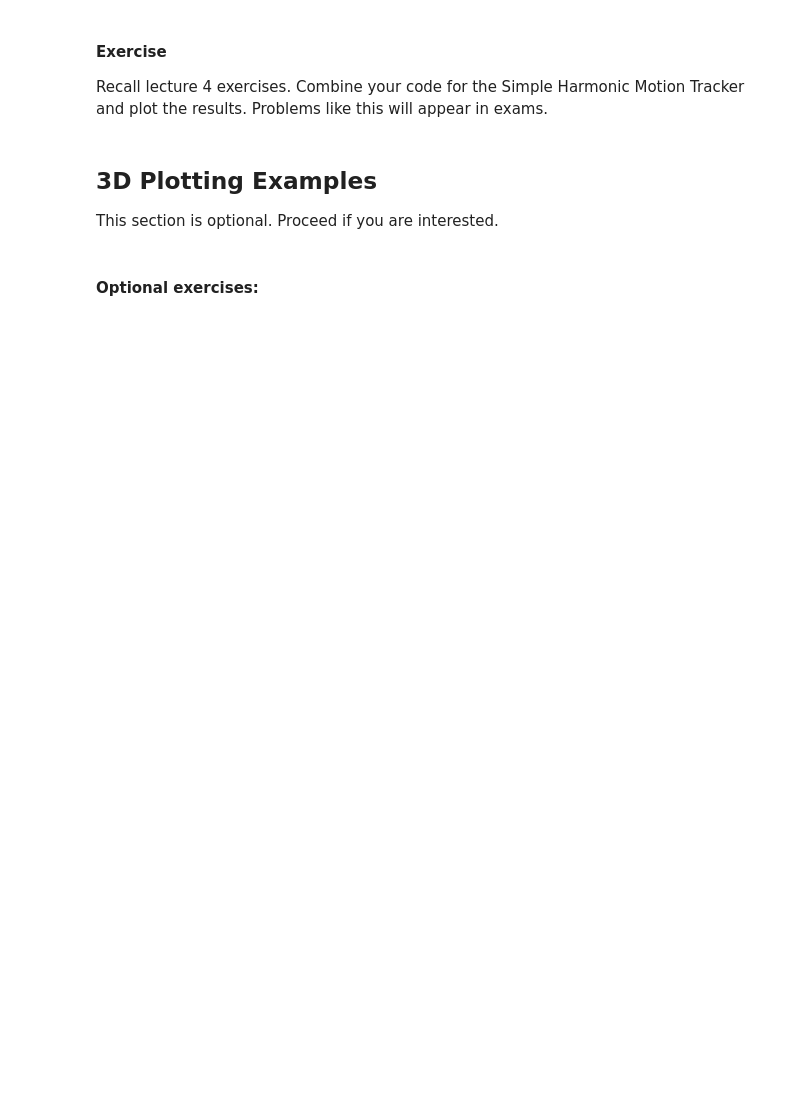
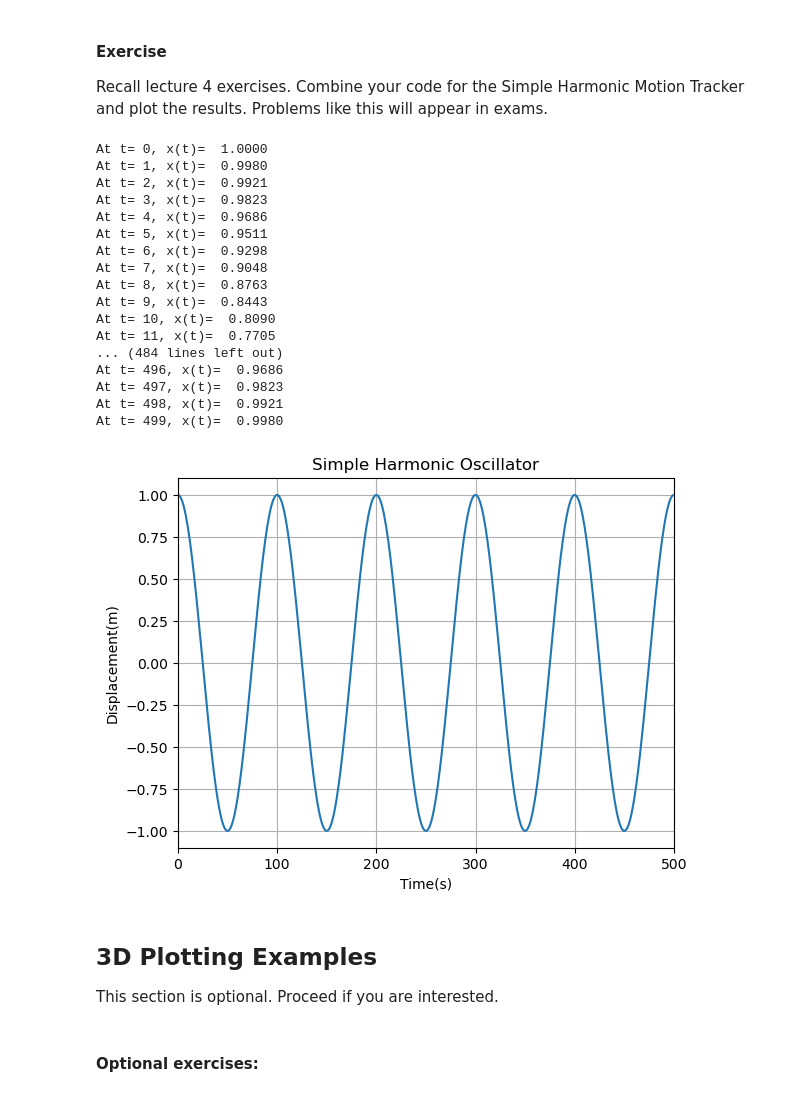
Before and after one commit to bruce179012-byte/MEGR2810-Jupyter-Notebook, a Jupyter notebook: Lecture 6_python_plotting.ipynb, the cells around one changed output. Saved outputs shown, nothing was run; the diff lists cells and outputs as text; code cells hidden in the pictures; blank space fills up the shorter version.

```diff
--- a/Lecture 6_python_plotting.ipynb
+++ b/Lecture 6_python_plotting.ipynb
@@ -344,19 +367,42 @@ Recall lecture 4 exercises. Combine your code for the Simple Harmonic Motion Tra
 Problems like this will appear in exams.
 # %%
 # Your code here
-# The following code has errors. Please fix them.
+import matplotlib.pyplot as plt
+import numpy as np
 import math
 
 A = 1  # amplitude in meters
 frequency = 0.01 # in Hz
 omega = 2 * math.pi * frequency  # angular frequency in rad/s
-time_steps = range(0, 11)  # time from 0 to xx seconds. You can change xx.
+time_steps = range(0, 500)  # time from 0 to xx seconds. You can change xx.
 
 # Loop through time steps
 for t in time_steps:
-    # Your code here
     x = A * math.cos(omega * t)
     print(f"At t= {t}, x(t)= {x: .4f}")
+
+x_values = [A * math.cos(omega * t) for t in time_steps] # issue with t not being same as variable time_steps, so just correcting that
+plt.plot(time_steps, x_values); plt.title("Simple Harmonic Oscillator"); plt.xlim(0,500); plt.xlabel("Time(s)"); plt.ylabel("Displacement(m)"); plt.grid()
+# plotting said SHM tracker, adding title and axis titles, also limiting x since we're not able to use negatve time.
+# %% [output]
+At t= 0, x(t)=  1.0000
+At t= 1, x(t)=  0.9980
+At t= 2, x(t)=  0.9921
+At t= 3, x(t)=  0.9823
+At t= 4, x(t)=  0.9686
+At t= 5, x(t)=  0.9511
+At t= 6, x(t)=  0.9298
+At t= 7, x(t)=  0.9048
+At t= 8, x(t)=  0.8763
+At t= 9, x(t)=  0.8443
+At t= 10, x(t)=  0.8090
+At t= 11, x(t)=  0.7705
+... (484 lines left out)
+At t= 496, x(t)=  0.9686
+At t= 497, x(t)=  0.9823
+At t= 498, x(t)=  0.9921
+At t= 499, x(t)=  0.9980
+[figure, added]
 # %% [markdown]
 ## 3D Plotting Examples
 This section is optional. Proceed if you are interested.
```
Also changed, not shown: parts of 3 cells of this notebook.
